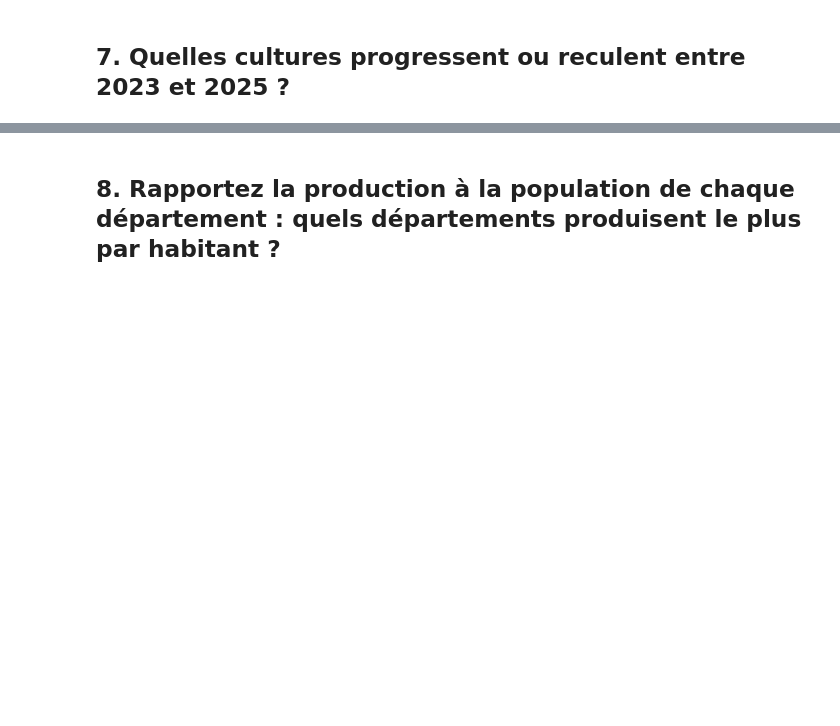
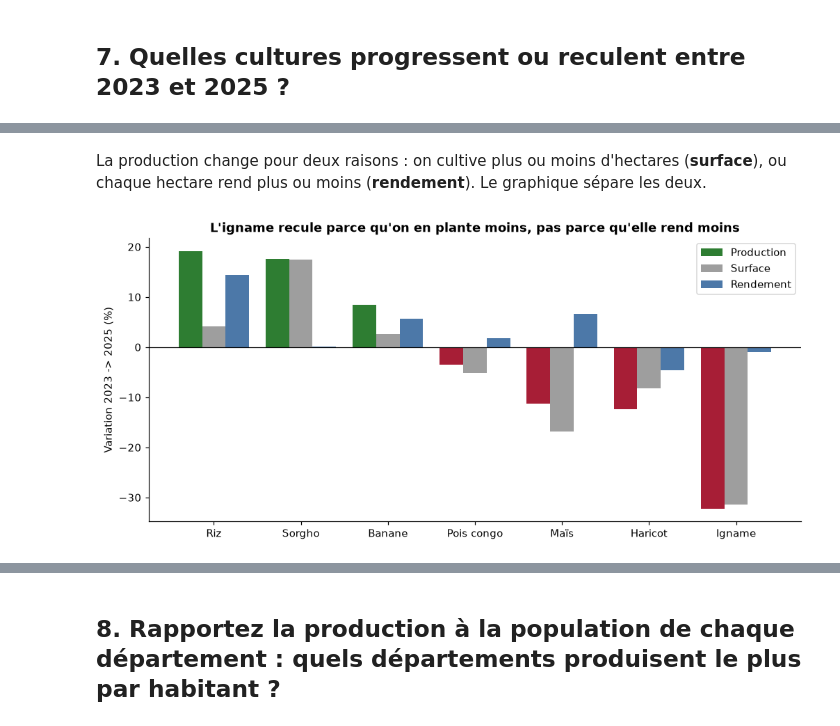
Before and after one commit to josilwilensky8-rgb/projet-data-recoltes, a Jupyter notebook: exploration.ipynb, the cells around one changed output, grey strips where cells are left out. Cells and saved outputs as stored; diff of their text form; code cells hidden in the pictures; blank space fills up the shorter version.

Commit message:
feat(notebook): question 4, évolution des cultures de 2023 à 2025

```diff
--- a/exploration.ipynb
+++ b/exploration.ipynb
@@ -469,0 +468,14 @@ saisons.drop(columns="attendue_t").round({"pluie_moyenne_mm": 0, "indice_rendeme
+# %%
+par_annee = complet.groupby(["culture", "annee"])[["production_t", "surface_ha"]].sum().unstack()
+
+evolution = pd.DataFrame({
+    "production_2023_t": par_annee[("production_t", 2023)],
+    "production_2025_t": par_annee[("production_t", 2025)],
+})
+evolution["production_%"] = 100 * (evolution["production_2025_t"] / evolution["production_2023_t"] - 1)
+evolution["surface_%"] = 100 * (par_annee[("surface_ha", 2025)] / par_annee[("surface_ha", 2023)] - 1)
+rendement_2023 = par_annee[("production_t", 2023)] / par_annee[("surface_ha", 2023)]
+rendement_2025 = par_annee[("production_t", 2025)] / par_annee[("surface_ha", 2025)]
+evolution["rendement_%"] = 100 * (rendement_2025 / rendement_2023 - 1)
+evolution = evolution.sort_values("production_%", ascending=False)
+evolution.round(1)
@@ -469,0 +492,18 @@ saisons.drop(columns="attendue_t").round({"pluie_moyenne_mm": 0, "indice_rendeme
+# %% [markdown]
+La production change pour deux raisons : on cultive plus ou moins d'hectares (**surface**), ou chaque hectare rend plus ou moins (**rendement**). Le graphique sépare les deux.
+# %%
+fig, ax = plt.subplots(figsize=(11, 4.8))
+x = np.arange(len(evolution))
+largeur = 0.27
+ax.bar(x - largeur, evolution["production_%"], largeur, label="Production",
+       color=["#2E7D32" if v > 0 else "#A71E36" for v in evolution["production_%"]])
+ax.bar(x, evolution["surface_%"], largeur, label="Surface", color="#9E9E9E")
+ax.bar(x + largeur, evolution["rendement_%"], largeur, label="Rendement", color="#4C78A8")
+ax.axhline(0, color="black", linewidth=0.8)
+ax.set_xticks(x, evolution.index)
+ax.set_ylabel("Variation 2023 -> 2025 (%)")
+ax.legend()
+ax.set_title("L'igname recule parce qu'on en plante moins, pas parce qu'elle rend moins", fontweight="bold")
+plt.show()
+# %% [output]
+[figure, added]
```
Also changed, not shown: parts of 7 cells of this notebook.
